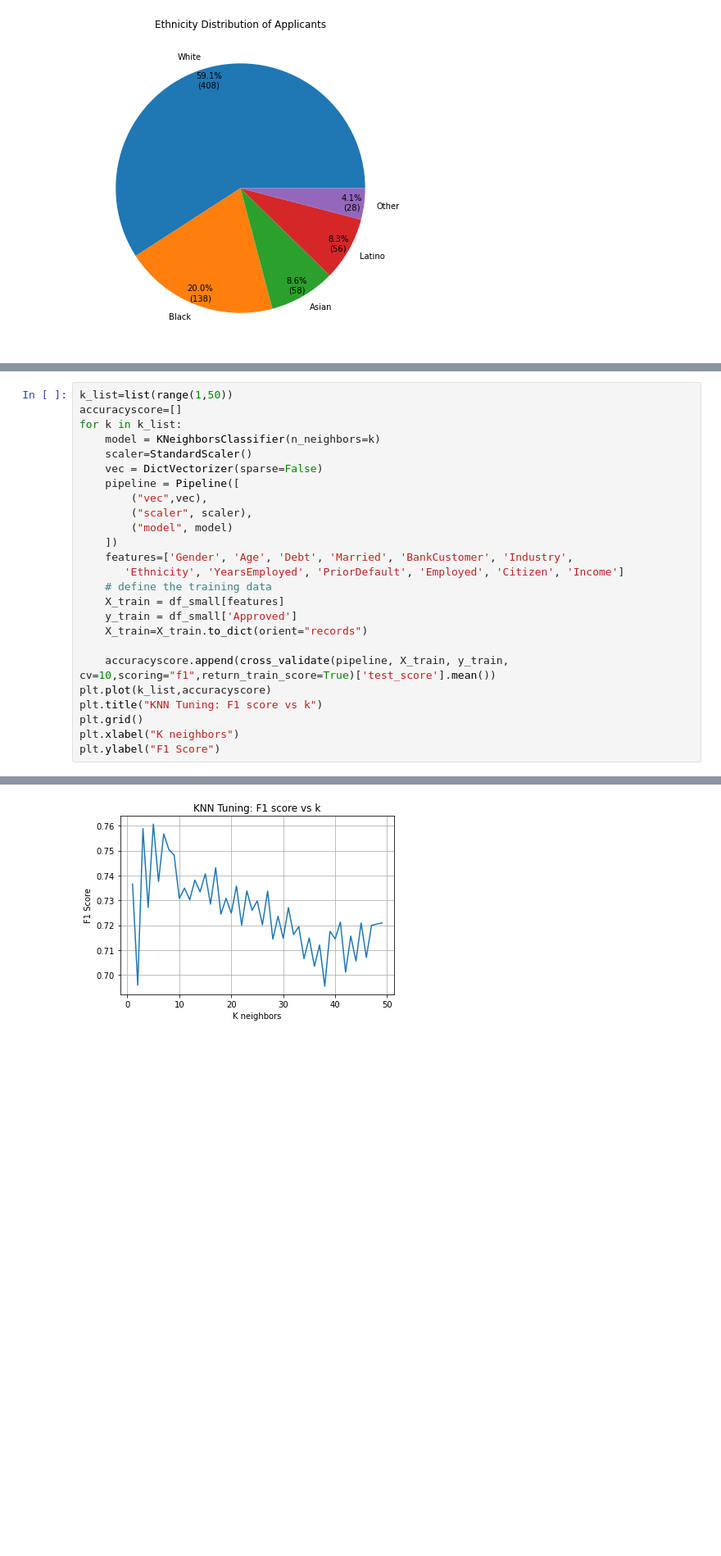
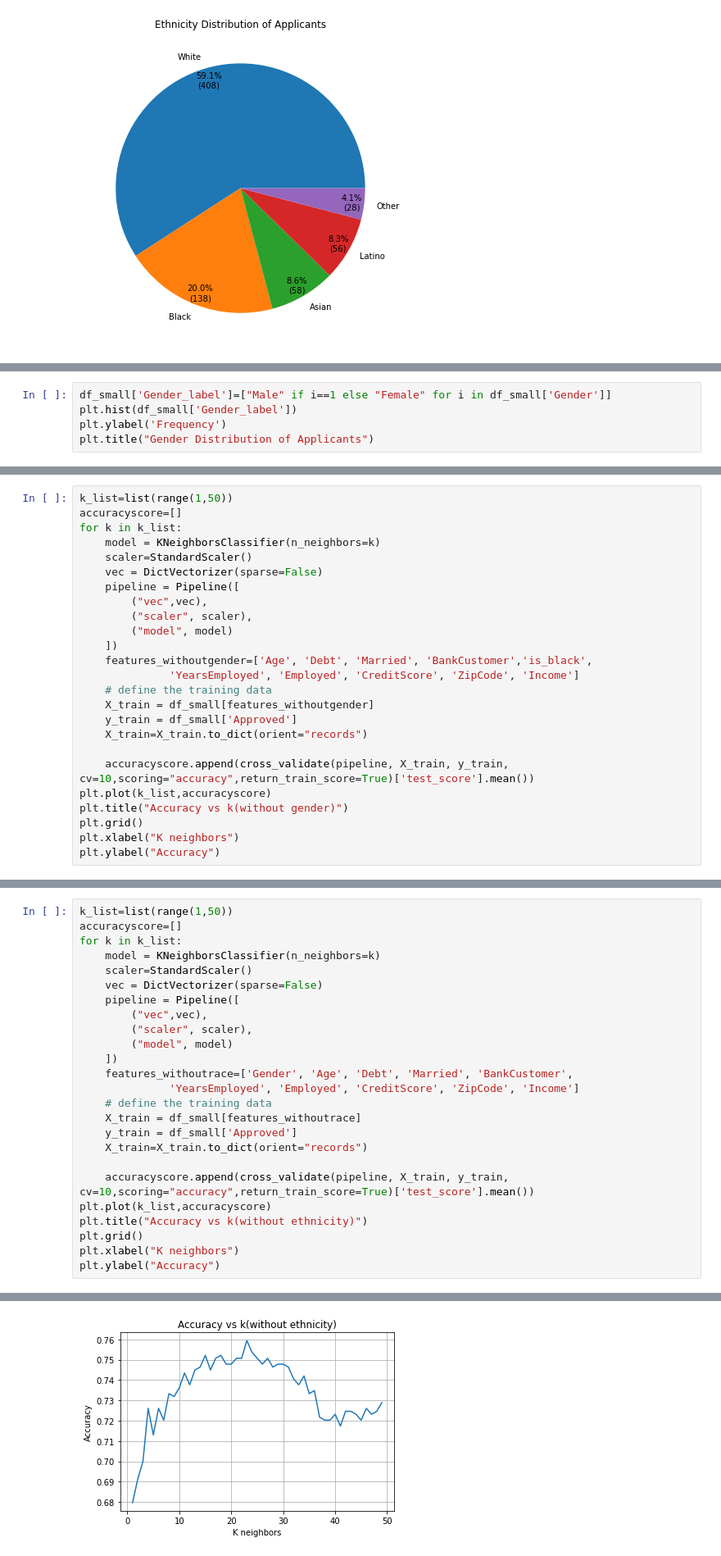
Before and after one commit to yship1002/yship1002.github.io, a Jupyter notebook: notebook/project.ipynb, the cells around one changed output, grey strips where cells are left out. Shown: that part at 82% size. Saved outputs shown, nothing was run; the diff lists cells and outputs as text; blank space fills up the shorter version.

```diff
--- a/notebook/project.ipynb
+++ b/notebook/project.ipynb
@@ -210,0 +216,5 @@ Text(0, 0.5, 'Frequency')
+# %%
+df_small['Gender_label']=["Male" if i==1 else "Female" for i in df_small['Gender']]
+plt.hist(df_small['Gender_label'])
+plt.ylabel('Frequency')
+plt.title("Gender Distribution of Applicants")
@@ -244,0 +271,25 @@ Text(0, 0.5, 'F1 Score')
+# %%
+k_list=list(range(1,50))
+accuracyscore=[]
+for k in k_list:
+    model = KNeighborsClassifier(n_neighbors=k)
+    scaler=StandardScaler()
+    vec = DictVectorizer(sparse=False)
+    pipeline = Pipeline([
+        ("vec",vec),
+        ("scaler", scaler),
+        ("model", model)
+    ])
+    features_withoutgender=['Age', 'Debt', 'Married', 'BankCustomer','is_black',
+              'YearsEmployed', 'Employed', 'CreditScore', 'ZipCode', 'Income']
+    # define the training data
+    X_train = df_small[features_withoutgender]
+    y_train = df_small['Approved']
+    X_train=X_train.to_dict(orient="records")
+
+    accuracyscore.append(cross_validate(pipeline, X_train, y_train, cv=10,scoring="accuracy",return_train_score=True)['test_score'].mean())
+plt.plot(k_list,accuracyscore)
+plt.title("Accuracy vs k(without gender)")
+plt.grid()
+plt.xlabel("K neighbors")
+plt.ylabel("Accuracy")
@@ -254,17 +310,17 @@ for k in k_list:
         ("scaler", scaler),
         ("model", model)
     ])
-    features=['Gender', 'Age', 'Debt', 'Married', 'BankCustomer', 'Industry',
-       'Ethnicity', 'YearsEmployed', 'PriorDefault', 'Employed', 'Citizen', 'Income']
+    features_withoutrace=['Gender', 'Age', 'Debt', 'Married', 'BankCustomer',
+              'YearsEmployed', 'Employed', 'CreditScore', 'ZipCode', 'Income']
     # define the training data
-    X_train = df_small[features]
+    X_train = df_small[features_withoutrace]
     y_train = df_small['Approved']
     X_train=X_train.to_dict(orient="records")
 
-    accuracyscore.append(cross_validate(pipeline, X_train, y_train, cv=10,scoring="f1",return_train_score=True)['test_score'].mean())
+    accuracyscore.append(cross_validate(pipeline, X_train, y_train, cv=10,scoring="accuracy",return_train_score=True)['test_score'].mean())
 plt.plot(k_list,accuracyscore)
-plt.title("KNN Tuning: F1 score vs k")
+plt.title("Accuracy vs k(without ethnicity)")
 plt.grid()
 plt.xlabel("K neighbors")
-plt.ylabel("F1 Score")
+plt.ylabel("Accuracy")
 # %% [output]
@@ -272,4 +328,4 @@ Text(0, 0.5, 'F1 Score')
-[figure, old version]
+[figure, new version]
 # %% [markdown]
 <a id="Logistic Regression"></a>
 <h2>Part2: Logistic Regression</h2>
```
Also changed, not shown: parts of 41 cells of this notebook, 3 other files.
